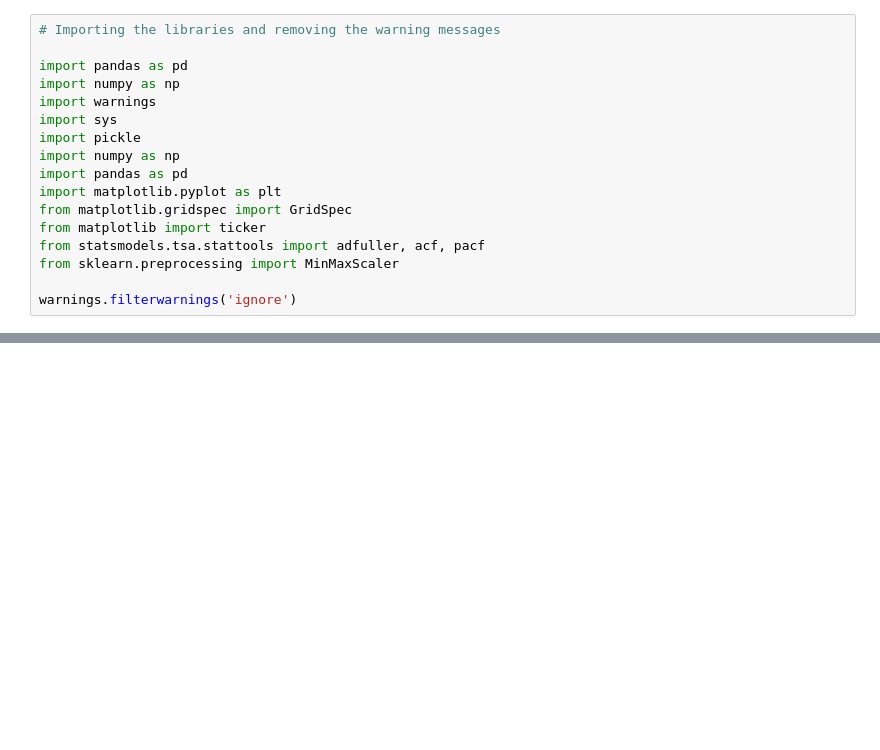
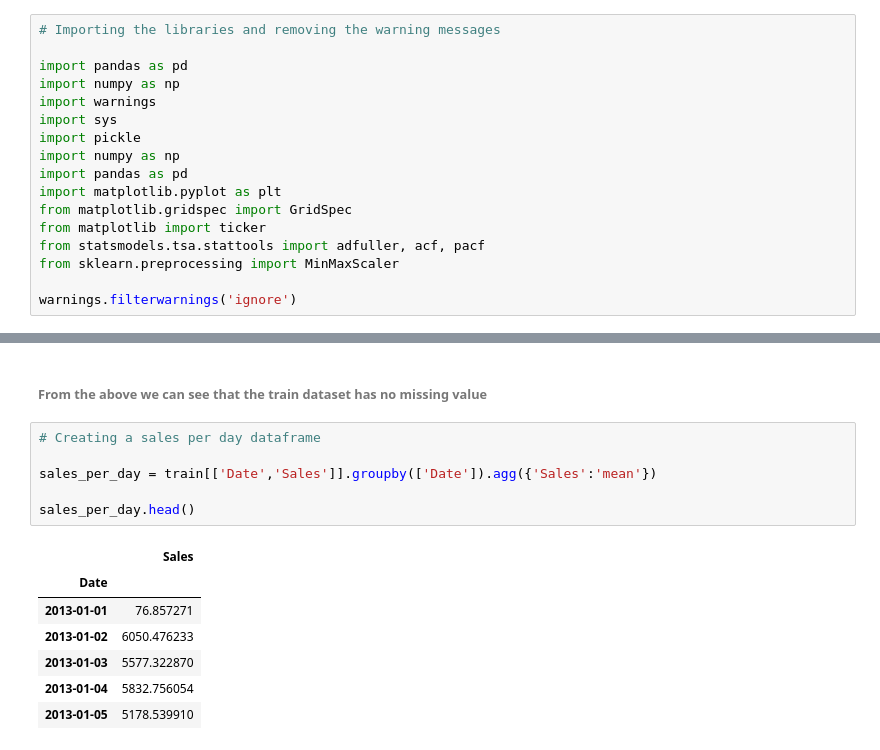
Before and after one commit to Micky373/Sales_forcasting, a Jupyter notebook: notebooks/deep_learning_modeling.ipynb, the cells around one changed output, grey strips where cells are left out. Saved outputs shown, nothing was run; the diff lists cells and outputs as text; blank space fills up the shorter version.

```diff
--- a/notebooks/deep_learning_modeling.ipynb
+++ b/notebooks/deep_learning_modeling.ipynb
@@ -62,0 +88,16 @@ train.head()
+# %% [markdown]
+###### From the above we can see that the train dataset has no missing value
+# %%
+# Creating a sales per day dataframe
+
+sales_per_day = train[['Date','Sales']].groupby(['Date']).agg({'Sales':'mean'})
+
+sales_per_day.head()
+# %% [output]
+|  | Sales |
+| Date |  |
+| 2013-01-01 | 76.857271 |
+| 2013-01-02 | 6050.476233 |
+| 2013-01-03 | 5577.322870 |
+| 2013-01-04 | 5832.756054 |
+| 2013-01-05 | 5178.539910 |
```
Also changed, not shown: parts of 5 cells of this notebook, 4 other files.
